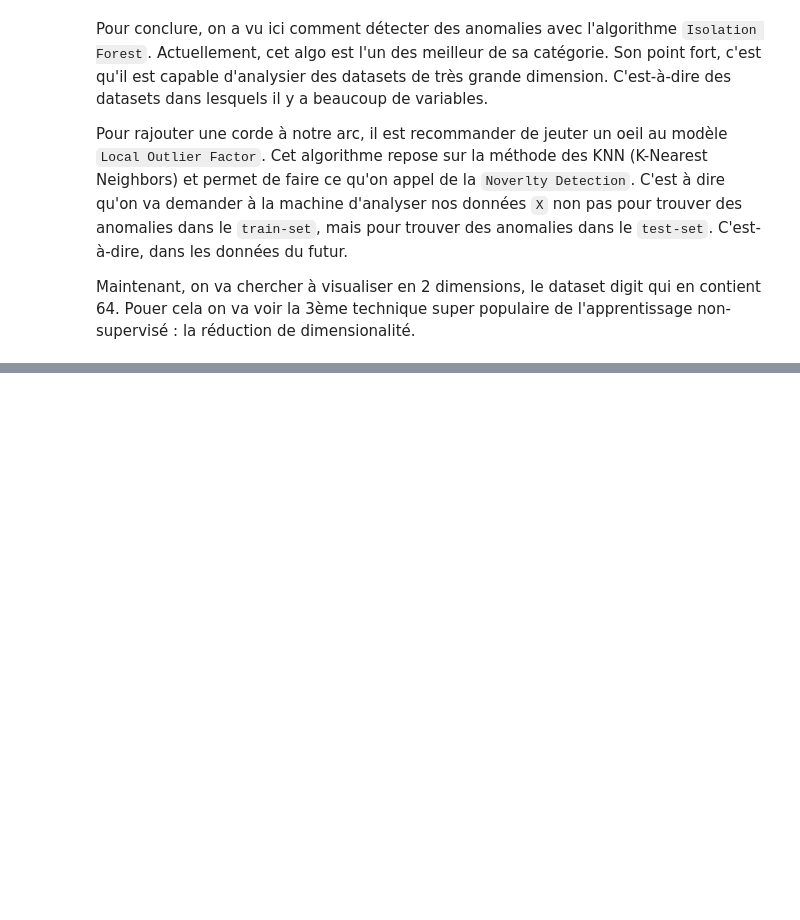
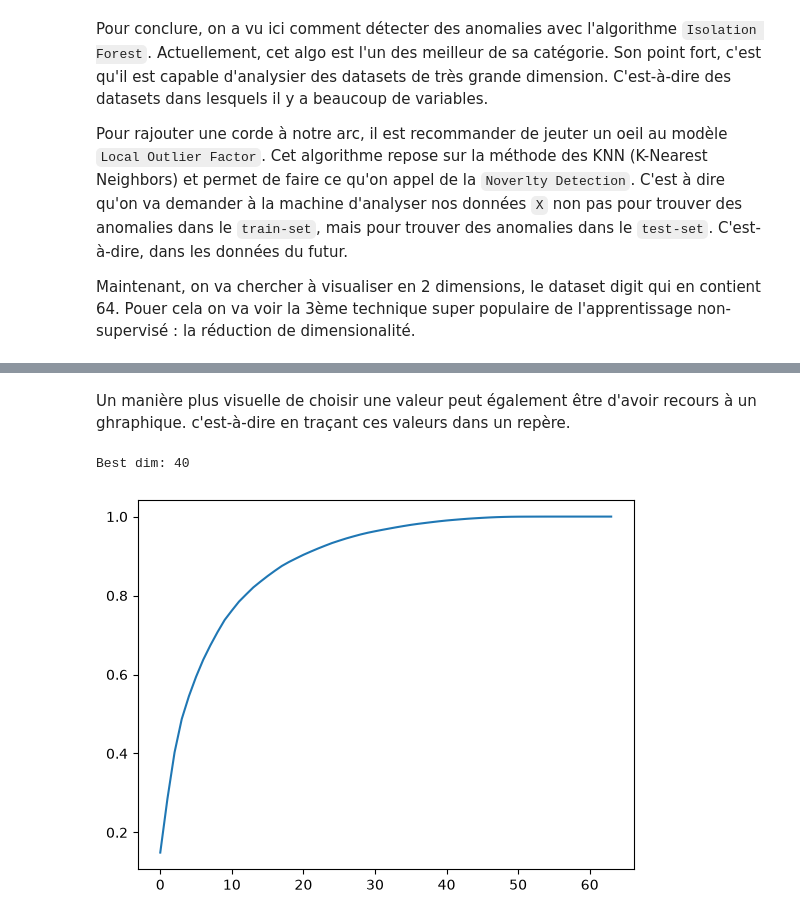
Before and after one commit to JDVegas/AI-Practical_ML-PRO, a Jupyter notebook: Python_Spercial_ML/24_Unsupervised_Learning.ipynb, the cells around one changed output, grey strips where cells are left out. Cells and saved outputs as stored; diff of their text form; code cells hidden in the pictures; blank space fills up the shorter version.

```diff
--- a/Python_Spercial_ML/24_Unsupervised_Learning.ipynb
+++ b/Python_Spercial_ML/24_Unsupervised_Learning.ipynb
@@ -293,0 +412,6 @@ La réduction de dimension est l'une des application les plus importantes de l'a
+# %%
+# Instantiate the model on the 64
+model = PCA(n_components=64)
+
+# Adjust the model on the original 64 dimensions
+X_reduced = model.fit_transform(X)
@@ -293,0 +459,13 @@ La réduction de dimension est l'une des application les plus importantes de l'a
+# %% [markdown]
+Un manière plus visuelle de choisir une valeur peut également être d'avoir recours à un ghraphique. c'est-à-dire en traçant ces valeurs dans un repère.
+# %%
+# Plot the cumulative sum variance ratio
+plt.plot(np.cumsum(model.explained_variance_ratio_))
+
+# Extract the number of the Principal component that allow to get 99 % of our model variance
+best_dim = np.argmax(np.cumsum(model.explained_variance_ratio_) > 0.99)
+# Display the best dim
+print("Best dim:", best_dim)
+# %% [output]
+Best dim: 40
+[figure, added]
```
Also changed, not shown: parts of 35 cells of this notebook.
